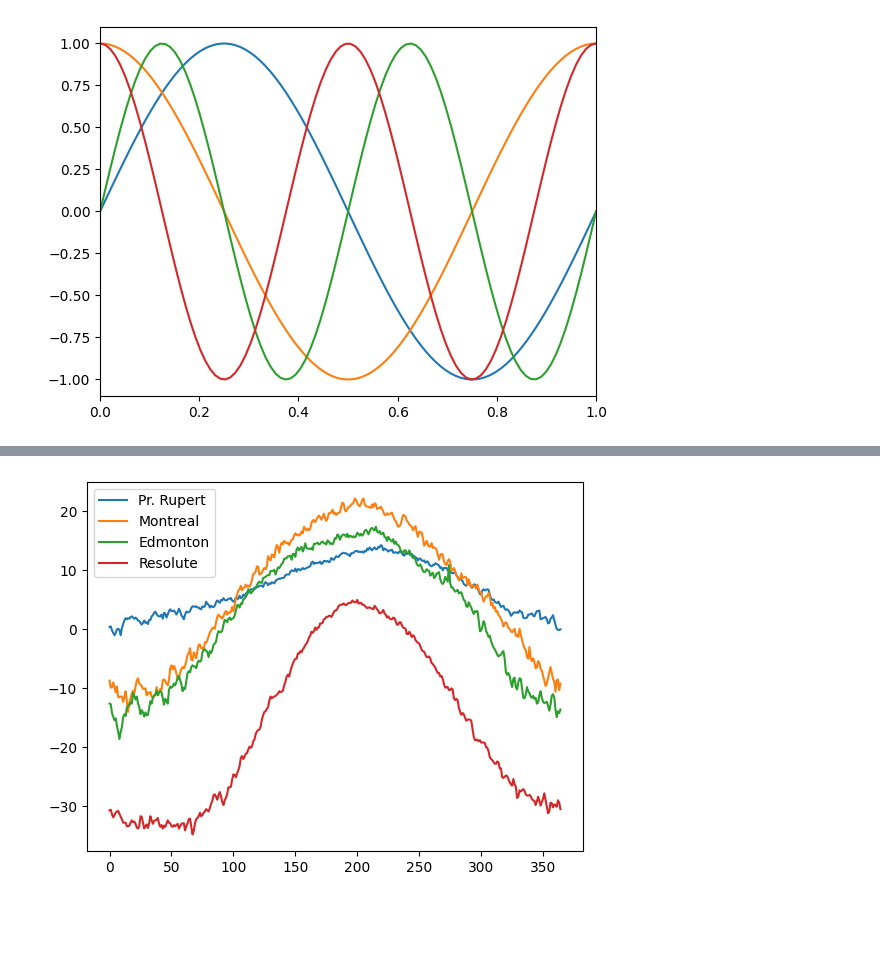
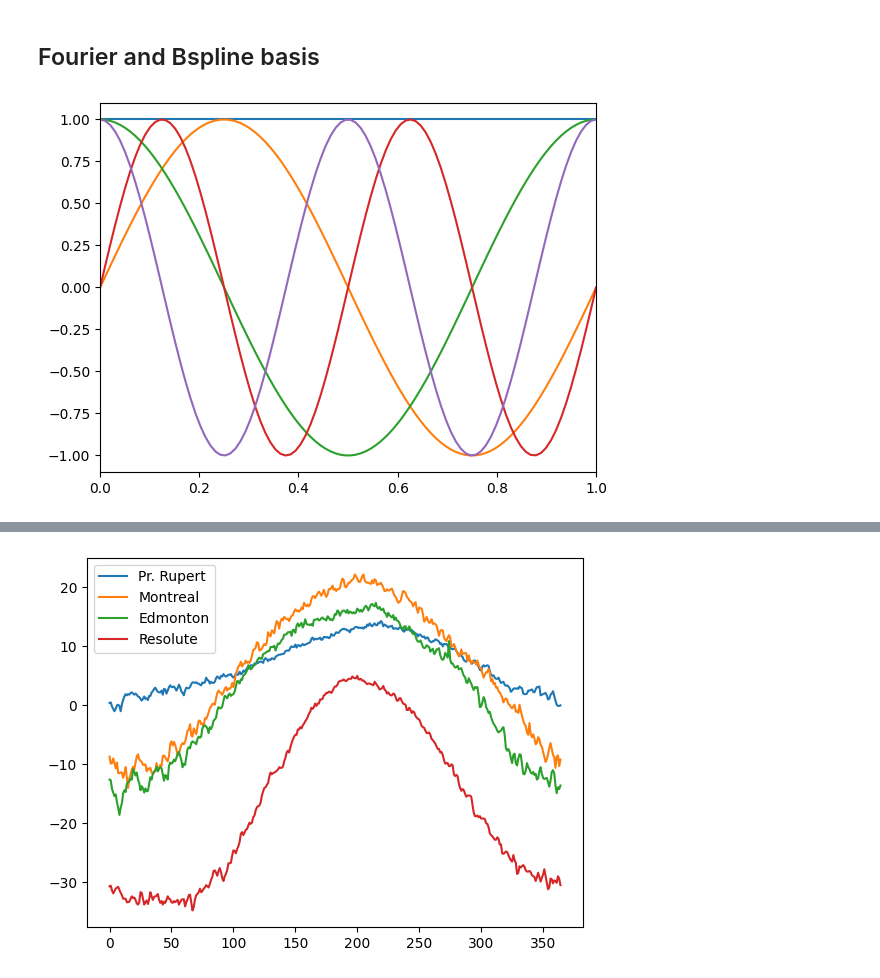
Before and after one commit to Emmanuel-mg/FDA_project, a Jupyter notebook: project.ipynb, the cells around one changed output, grey strips where cells are left out. Drawn from its saved outputs; the diff is of its cells as text; code cells hidden in the pictures; blank space fills up the shorter version.

```diff
--- a/project.ipynb
+++ b/project.ipynb
@@ -12,23 +5,25 @@ class function():
+# %% [markdown]
+## Fourier and Bspline basis
 # %%
-class basis():
-    def __init__(self, type = "fourier", interval = [0, 1], n = 5):
+class fourier_basis():
+    def __init__(self, interval = [0, 1], n = 5):
         self.type = type
         self.start, self.end = np.min(interval), np.max(interval)
         self.n = n
-        if type == "fourier":
-            self.functions = []
-            for i in range(1, self.n+1):
-                if i%2 == 1:
-                    self.functions.append(function(lambda x, i=i: np.sin(2 * np.pi * ((i//2) + 1) * x / (self.end - self.start))))
-                else:
-                    self.functions.append(function(lambda x, i=i: np.cos(2 * np.pi * (i//2) * x / (self.end - self.start))))
+        self.functions = []
+        for i in range(0, self.n+1):
+            if i%2 == 1:
+                self.functions.append(lambda x, i=i: np.sin(2 * np.pi * ((i//2) + 1) * x / (self.end - self.start)))
+            else:
+                self.functions.append(lambda x, i=i: np.cos(2 * np.pi * (i//2) * x / (self.end - self.start)))
 
-    # plot function to see the basis
     def plot(self):
-        values = np.array([fn.evaluate(np.linspace(self.start, self.end, 100)) for fn in self.functions])
+        """Plot method to visualize the basis"""
+        values = np.array([fn(np.linspace(self.start, self.end, 100)) for fn in self.functions])
         plt.plot(np.linspace(self.start, self.end, 100), values.T)
         plt.xlim([self.start, self.end])
         plt.show()
 
     def evaluate(self, x):
-        return np.array([fn.evaluate(x) for fn in self.functions])
+        """Evaluating the basis on a given array"""
+        return np.array([fn(x) for fn in self.functions])
@@ -35,4 +86,4 @@ class basis():
 # %%
-basis(n=4).plot()
+fourier_basis(n=4).plot()
 # %% [output]
-[figure, old version]
+[figure, new version]
```
Also changed, not shown: parts of 5 cells of this notebook.
